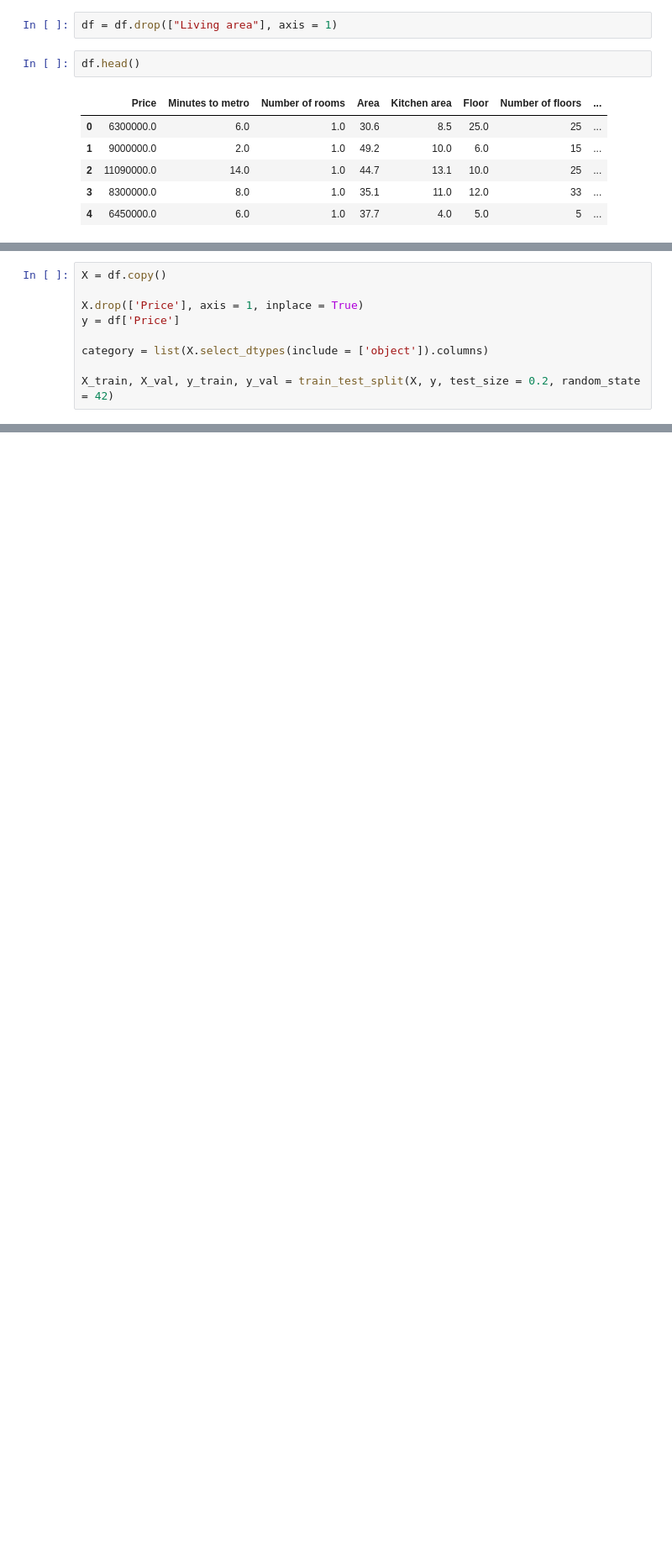
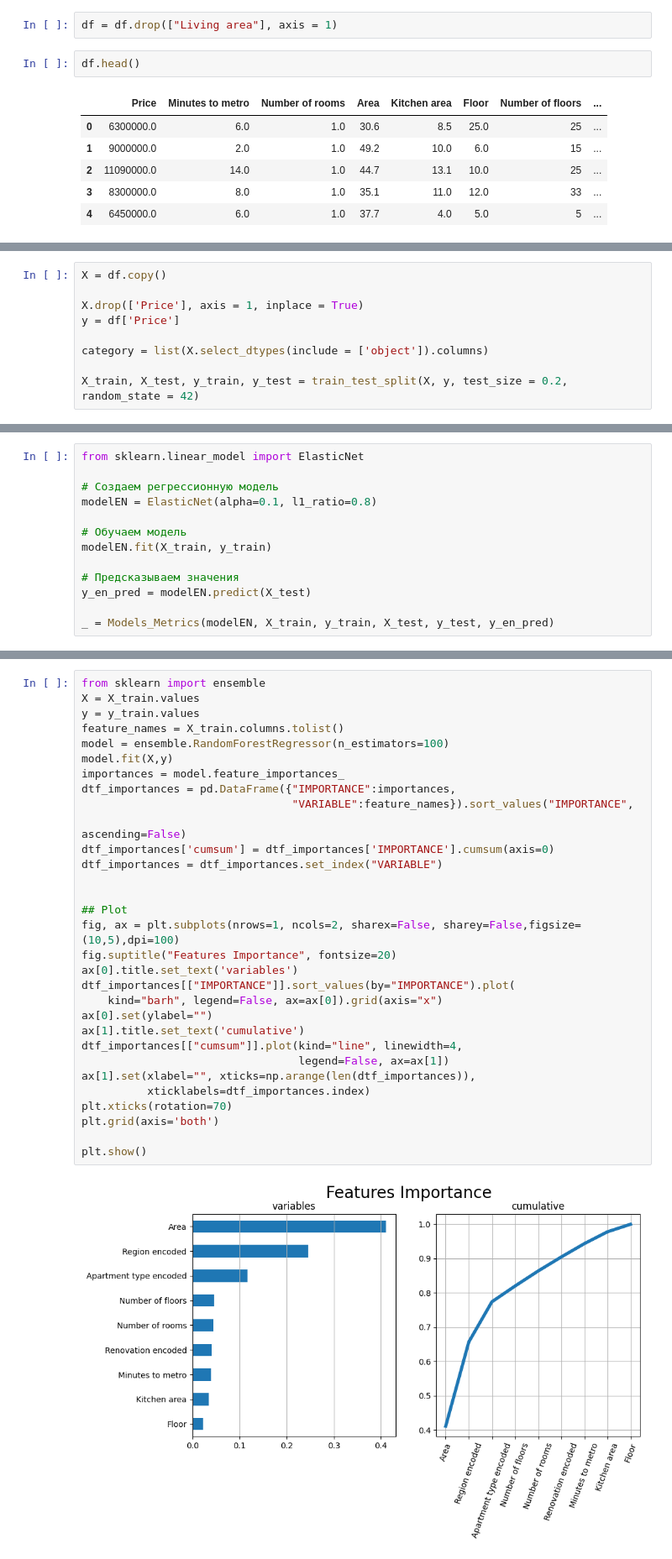
Before and after one commit to Rangulov/Price-Prediction, a Jupyter notebook: Прогнозирование_цены_недвижимости_в_Москве_и_Московской_области.ipynb, the cells around one changed output, grey strips where cells are left out. Shown: that part at 84% size. Cells and saved outputs as stored; diff of their text form; blank space fills up the shorter version.

```diff
--- a/Прогнозирование_цены_недвижимости_в_Москве_и_Московской_области.ipynb
+++ b/Прогнозирование_цены_недвижимости_в_Москве_и_Московской_области.ipynb
@@ -319,4 +342,4 @@ y = df['Price']
 
 category = list(X.select_dtypes(include = ['object']).columns)
 
-X_train, X_val, y_train, y_val = train_test_split(X, y, test_size = 0.2, random_state = 42)
+X_train, X_test, y_train, y_test = train_test_split(X, y, test_size = 0.2, random_state = 42)
@@ -322,0 +496,13 @@ X_train, X_val, y_train, y_val = train_test_split(X, y, test_size = 0.2, random_
+# %%
+from sklearn.linear_model import ElasticNet
+
+# Создаем регрессионную модель
+modelEN = ElasticNet(alpha=0.1, l1_ratio=0.8)
+
+# Обучаем модель
+modelEN.fit(X_train, y_train)
+
+# Предсказываем значения
+y_en_pred = modelEN.predict(X_test)
+
+_ = Models_Metrics(modelEN, X_train, y_train, X_test, y_test, y_en_pred)
@@ -322,0 +529,33 @@ X_train, X_val, y_train, y_val = train_test_split(X, y, test_size = 0.2, random_
+# %%
+from sklearn import ensemble
+X = X_train.values
+y = y_train.values
+feature_names = X_train.columns.tolist()
+model = ensemble.RandomForestRegressor(n_estimators=100)
+model.fit(X,y)
+importances = model.feature_importances_
+dtf_importances = pd.DataFrame({"IMPORTANCE":importances,
+                                "VARIABLE":feature_names}).sort_values("IMPORTANCE",
+                                                                       ascending=False)
+dtf_importances['cumsum'] = dtf_importances['IMPORTANCE'].cumsum(axis=0)
+dtf_importances = dtf_importances.set_index("VARIABLE")
+
+
+## Plot
+fig, ax = plt.subplots(nrows=1, ncols=2, sharex=False, sharey=False,figsize=(10,5),dpi=100)
+fig.suptitle("Features Importance", fontsize=20)
+ax[0].title.set_text('variables')
+dtf_importances[["IMPORTANCE"]].sort_values(by="IMPORTANCE").plot(
+    kind="barh", legend=False, ax=ax[0]).grid(axis="x")
+ax[0].set(ylabel="")
+ax[1].title.set_text('cumulative')
+dtf_importances[["cumsum"]].plot(kind="line", linewidth=4,
+                                 legend=False, ax=ax[1])
+ax[1].set(xlabel="", xticks=np.arange(len(dtf_importances)),
+          xticklabels=dtf_importances.index)
+plt.xticks(rotation=70)
+plt.grid(axis='both')
+
+plt.show()
+# %% [output]
+[figure, added]
```
Also changed, not shown: parts of 49 cells of this notebook.
